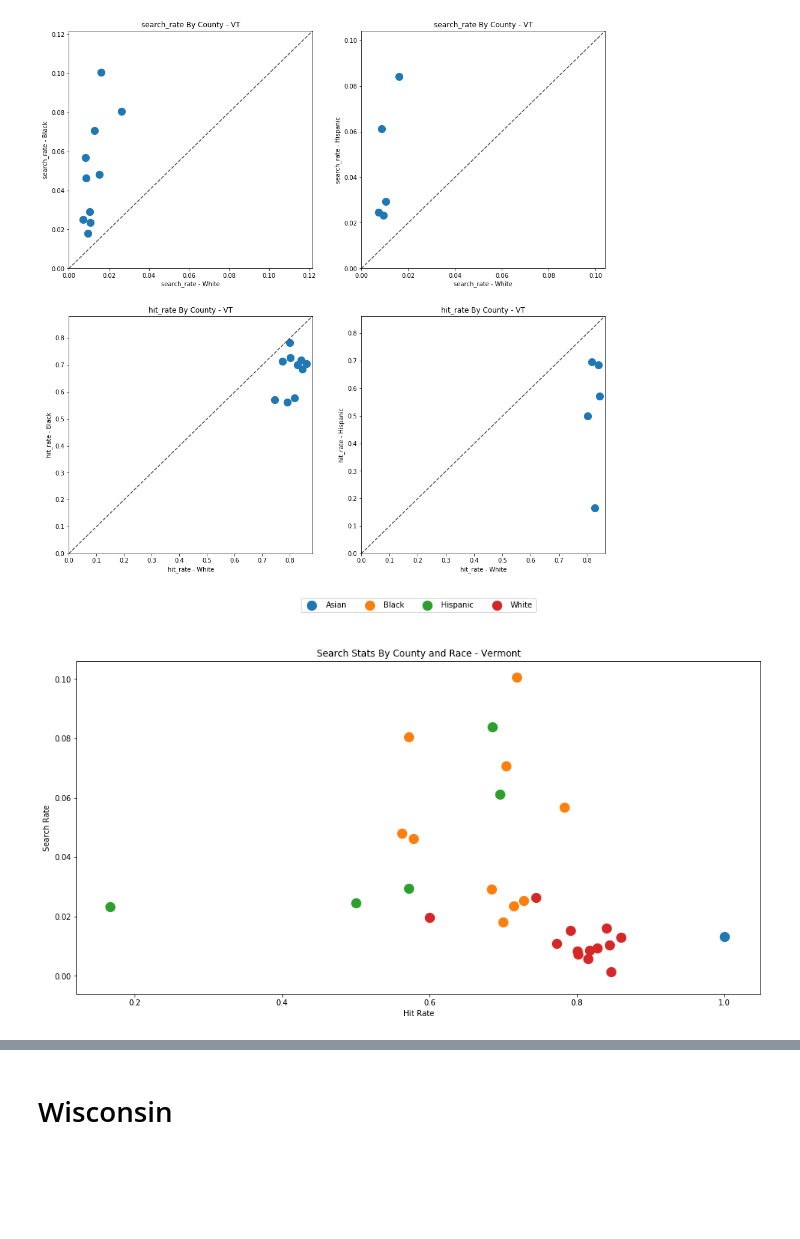
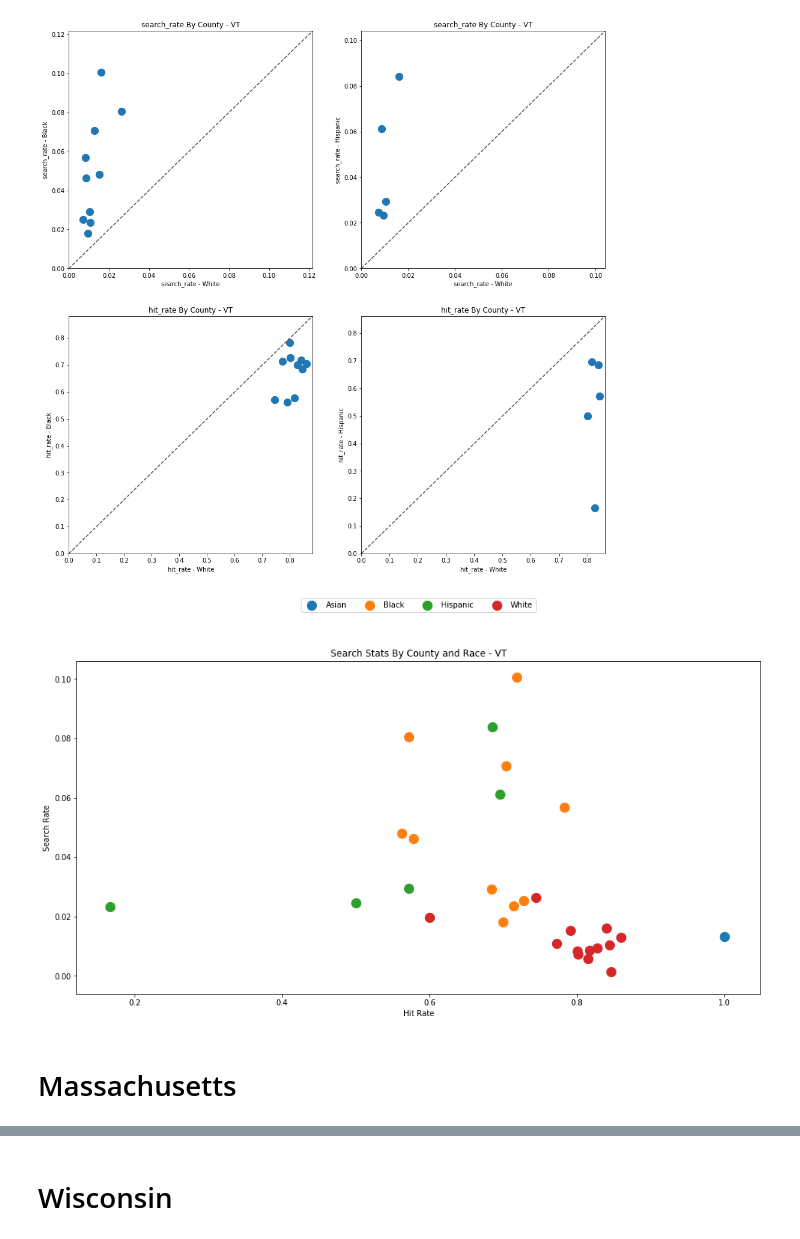
Before and after one commit to triestpa/Police-Analysis-Python, a Jupyter notebook: traffic_stop_analysis.ipynb, the cells around one changed output, grey strips where cells are left out. Saved outputs shown, nothing was run; the diff lists cells and outputs as text; code cells hidden in the pictures; blank space fills up the shorter version.

Commit message:
Update notebook to generate chart images

```diff
--- a/traffic_stop_analysis.ipynb
+++ b/traffic_stop_analysis.ipynb
@@ -363,5 +353,6 @@ def generate_county_search_stats_scatter(df, state):
     ax.set_xlabel('Hit Rate')
     ax.set_ylabel('Search Rate')
     ax.set_title("Search Stats By County and Race - {}".format(state))
+    return fig
 # %%
 def generate_comparison_scatter(df, ax, state, race, field):
@@ -390,6 +383,9 @@ fig.savefig('search_scatters_vt.png', bbox_inches='tight')
 # %% [output]
 [figure]
-# %%
-generate_county_search_stats_scatter(df_vt, "Vermont")
-# %% [output]
-[figure, removed]
+# %%
+fig = generate_county_search_stats_scatter(df_vt, "VT")
+fig.savefig('images/county_scatter_vt.png', bbox_inches='tight')
+# %% [output]
+[figure, added]
+# %% [markdown]
+# Massachusetts
```
Also changed, not shown: parts of 42 cells of this notebook.
